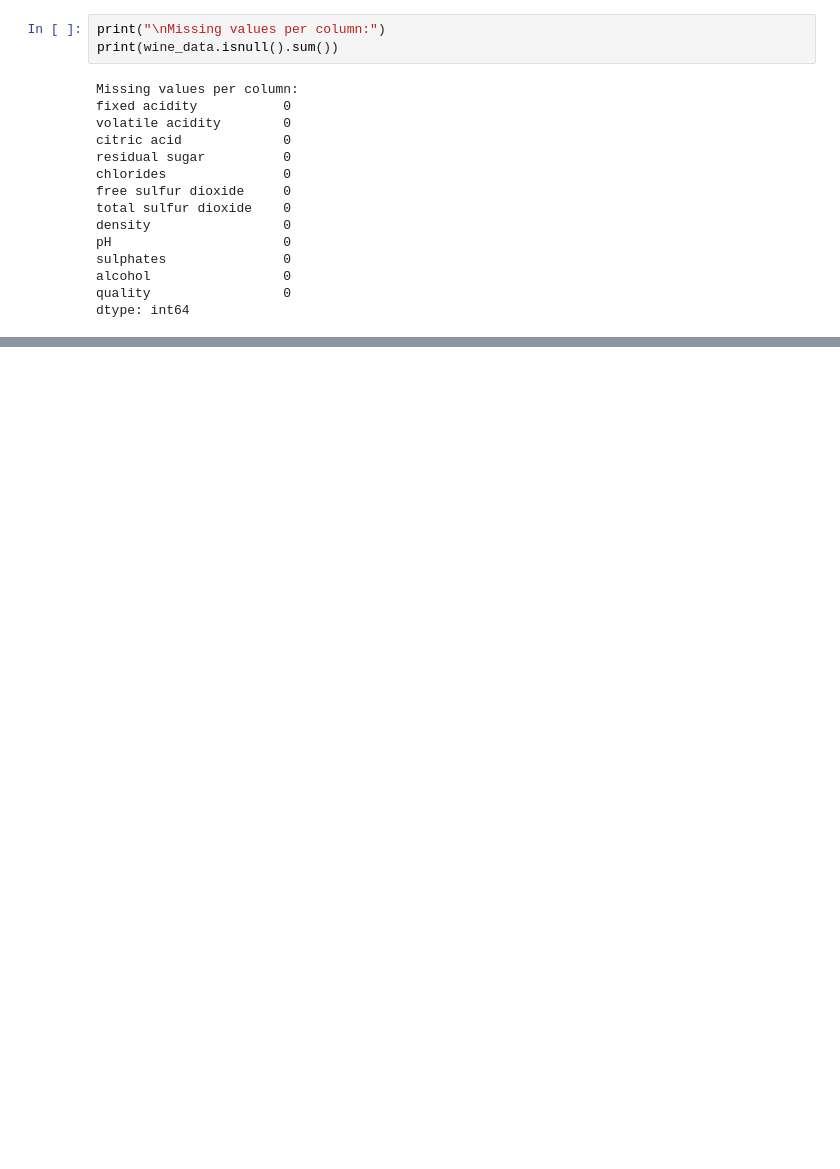
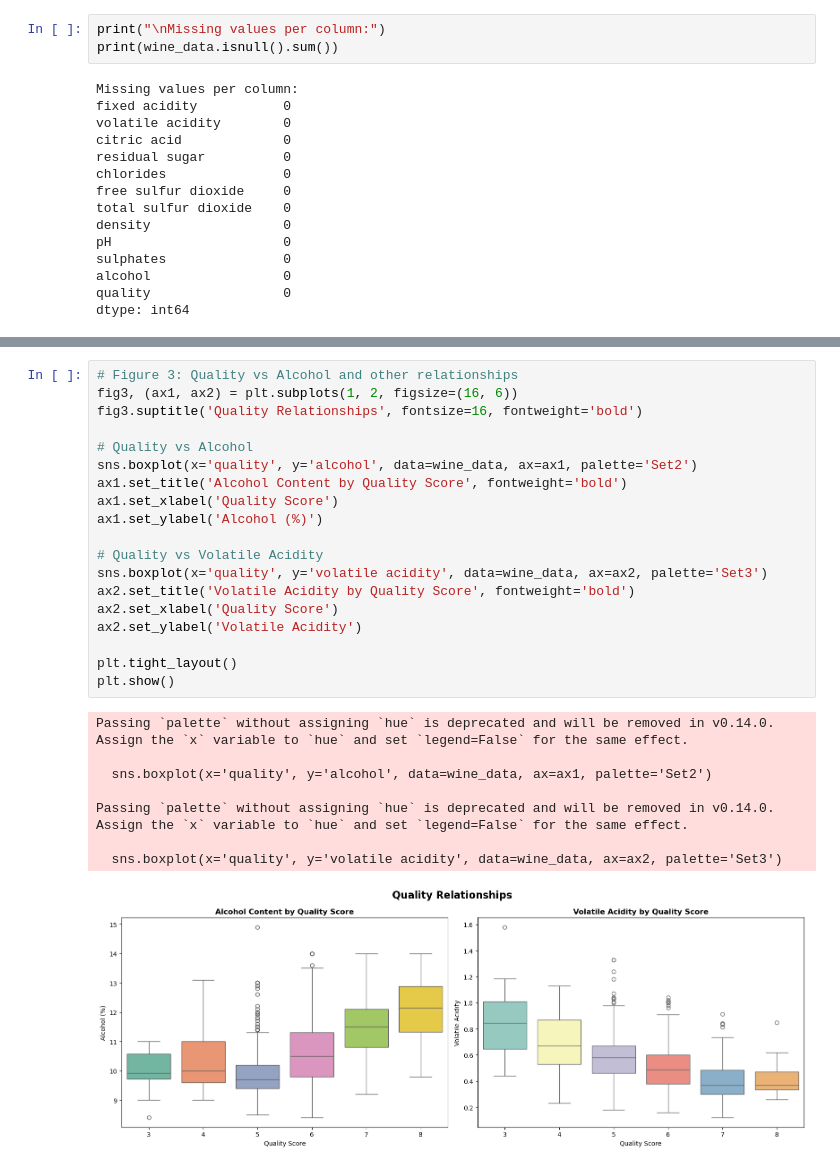
Before and after one commit to SherinDZerogithub/ML-Wine-Predicting-Model-CS1, a Jupyter notebook: wine_quality_predicting_model/notebooks/FC211044_SeriniPuwakgolla/knn.ipynb, the cells around one changed output, grey strips where cells are left out. Drawn from its saved outputs; the diff is of its cells as text; blank space fills up the shorter version.

```diff
--- a/wine_quality_predicting_model/notebooks/FC211044_SeriniPuwakgolla/knn.ipynb
+++ b/wine_quality_predicting_model/notebooks/FC211044_SeriniPuwakgolla/knn.ipynb
@@ -591,0 +137,28 @@ total sulfur dioxide: 0.1034
+# %%
+# Figure 3: Quality vs Alcohol and other relationships
+fig3, (ax1, ax2) = plt.subplots(1, 2, figsize=(16, 6))
+fig3.suptitle('Quality Relationships', fontsize=16, fontweight='bold')
+
+# Quality vs Alcohol
+sns.boxplot(x='quality', y='alcohol', data=wine_data, ax=ax1, palette='Set2')
+ax1.set_title('Alcohol Content by Quality Score', fontweight='bold')
+ax1.set_xlabel('Quality Score')
+ax1.set_ylabel('Alcohol (%)')
+
+# Quality vs Volatile Acidity
+sns.boxplot(x='quality', y='volatile acidity', data=wine_data, ax=ax2, palette='Set3')
+ax2.set_title('Volatile Acidity by Quality Score', fontweight='bold')
+ax2.set_xlabel('Quality Score')
+ax2.set_ylabel('Volatile Acidity')
+
+plt.tight_layout()
+plt.show()
+# %% [output]
+Passing `palette` without assigning `hue` is deprecated and will be removed in v0.14.0. Assign the `x` variable to `hue` and set `legend=False` for the same effect.
+
+  sns.boxplot(x='quality', y='alcohol', data=wine_data, ax=ax1, palette='Set2')
+
+Passing `palette` without assigning `hue` is deprecated and will be removed in v0.14.0. Assign the `x` variable to `hue` and set `legend=False` for the same effect.
+
+  sns.boxplot(x='quality', y='volatile acidity', data=wine_data, ax=ax2, palette='Set3')
+[figure, added]
```
Also changed, not shown: parts of 97 cells of this notebook, 5 other files.
